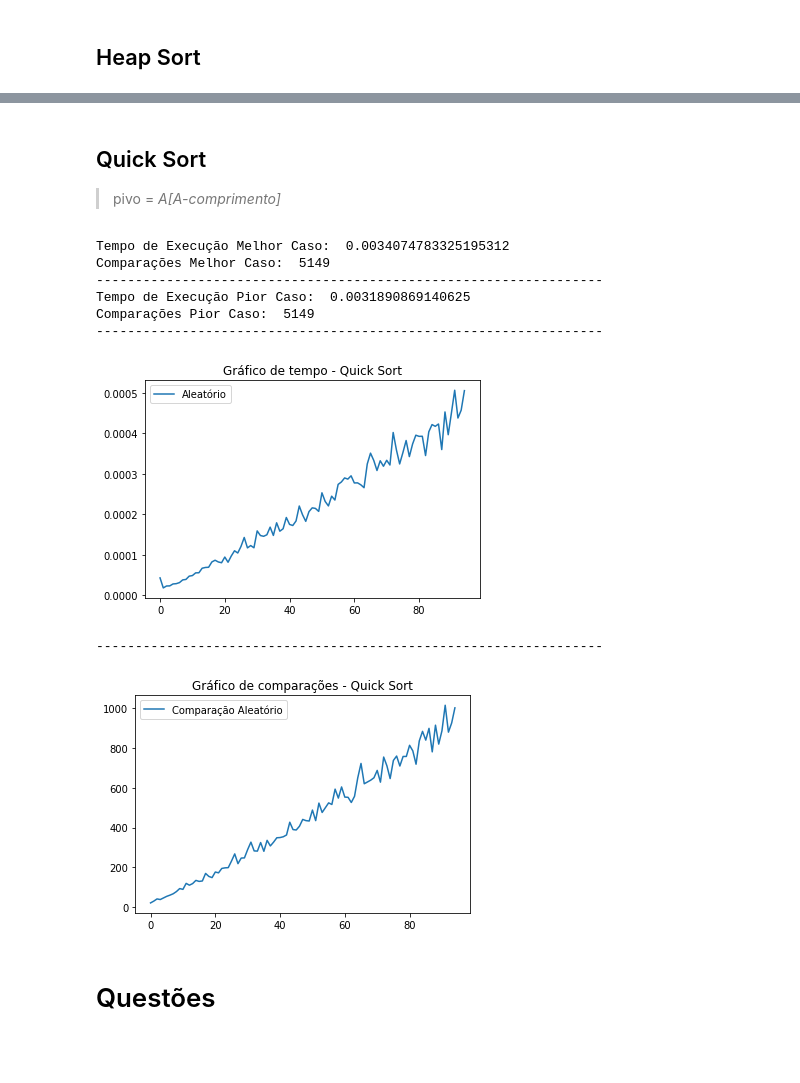
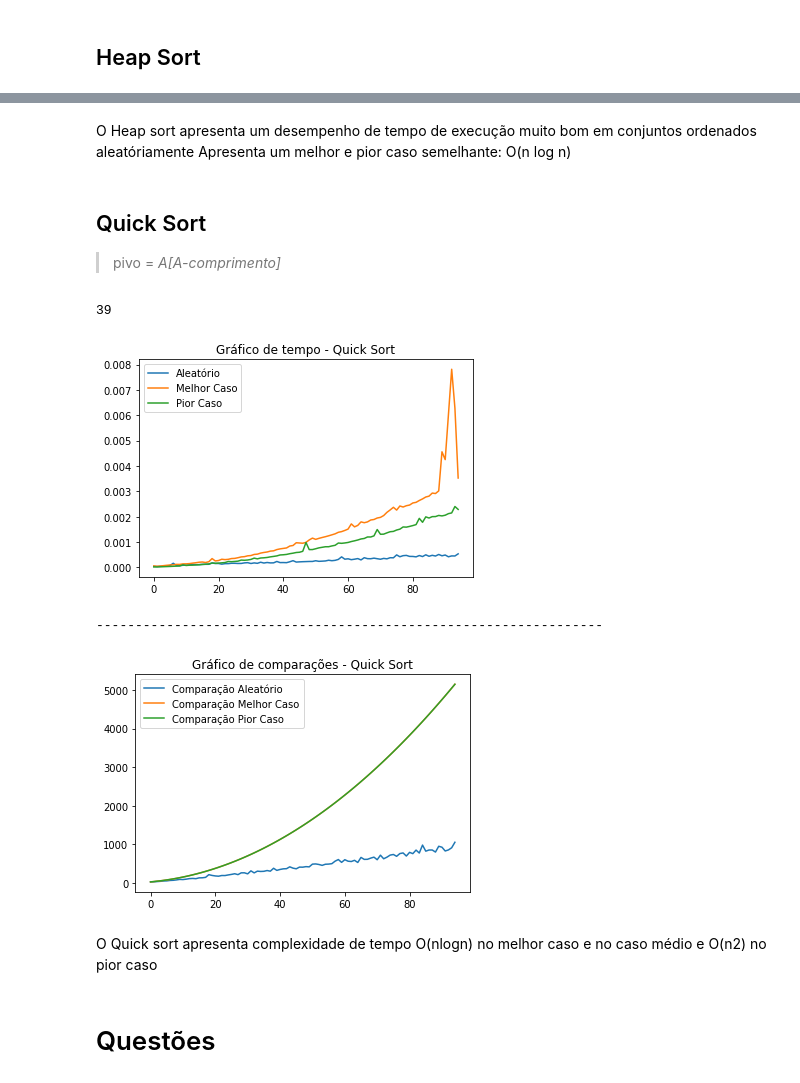
Before and after one commit to Arthss/Exerc-cio-de-CPA, a Jupyter notebook: Exercício_de_CPA.ipynb, the cells around one changed output, grey strips where cells are left out. Saved outputs shown, nothing was run; the diff lists cells and outputs as text; code cells hidden in the pictures; blank space fills up the shorter version.

```diff
--- a/Exercício_de_CPA.ipynb
+++ b/Exercício_de_CPA.ipynb
@@ -440,3 +442,6 @@ plt.show()
+# %% [markdown]
+O Heap sort apresenta um desempenho de tempo de execução muito bom em conjuntos ordenados aleatóriamente
+Apresenta um melhor e pior caso semelhante: O(n log n)
 # %% [markdown]
 ## Quick Sort
 
@@ -472,66 +477,68 @@ def particao(a, ini, fim):
 
     return ini - 1, contador
 
+a = [8, 5, 12, 55, 3, 7, 82, 44]
+print(quick_sort(a, 0)[1])
 
 tempoAleatorio = []
 comparacoesAleatorio = []
 for a in range(5,100):
   aleatorio = geraArrayAleatorio(a)
 
   inicio = time.time()
   aux = quick_sort(aleatorio, 0)
   fim = time.time()
 
   tempoExecucao = fim - inicio
   tempoAleatorio.append(tempoExecucao)
   comparacoesAleatorio.append(aux[1])
 
+tempoMelhorCaso = []
+comparacoesMelhorCaso = []
+for a in range(5,100):
+  melhorCaso = np.arange(a)
 
-melhorCaso = np.arange(a)
+  inicio = time.time()
+  aux = quick_sort(melhorCaso, 0)
+  fim = time.time()
 
-inicio = time.time()
-aux = quick_sort(melhorCaso, 0)
-fim = time.time()
+  tempoExecucao = fim - inicio
+  tempoMelhorCaso.append(tempoExecucao)
+  comparacoesMelhorCaso.append(aux[1])
 
-tempoMelhorCaso = fim - inicio
-comparacoesMelhorCaso = aux[1]
+tempoPiorCaso = []
+comparacoesPiorCaso = []
+for a in range(5,100):
+  piorCaso = np.arange(a, 0, -1)
 
+  inicio = time.time()
+  aux = quick_sort(piorCaso, 0)
+  fim = time.time()
 
+  tempoExecucao = fim - inicio
+  tempoPiorCaso.append(tempoExecucao)
+  comparacoesPiorCaso.append(aux[1])
 
-piorCaso = np.arange(a, 0, -1)
-
-inicio = time.time()
-aux = quick_sort(piorCaso, 0)
-fim = time.time()
-
-tempoPiorCaso = fim - inicio
-comparacoesPiorCaso = aux[1]
-
-print("Tempo de Execução Melhor Caso: ", tempoMelhorCaso)
-print("Comparações Melhor Caso: ", comparacoesMelhorCaso)
-print("-----------------------------------------------------------------")
-print("Tempo de Execução Pior Caso: ", tempoPiorCaso)
-print("Comparações Pior Caso: ", comparacoesPiorCaso)
-print("-----------------------------------------------------------------")
 plt.plot(tempoAleatorio, label = 'Aleatório')
+plt.plot(tempoMelhorCaso, label = 'Melhor Caso')
+plt.plot(tempoPiorCaso, label = 'Pior Caso')
 plt.title('Gráfico de tempo - Quick Sort')
 plt.legend()
 plt.show()
 print("-----------------------------------------------------------------")
 plt.plot(comparacoesAleatorio, label = 'Comparação Aleatório')
+plt.plot(comparacoesMelhorCaso, label = 'Comparação Melhor Caso')
+plt.plot(comparacoesPiorCaso, label = 'Comparação Pior Caso')
 plt.title('Gráfico de comparações - Quick Sort')
 plt.legend()
 plt.show()
 # %% [output]
-Tempo de Execução Melhor Caso:  0.0034074783325195312
-Comparações Melhor Caso:  5149
------------------------------------------------------------------
-Tempo de Execução Pior Caso:  0.0031890869140625
-Comparações Pior Caso:  5149
------------------------------------------------------------------
+39
-[figure, old version]
+[figure, new version]
 -----------------------------------------------------------------
-[figure, old version]
+[figure, new version]
+# %% [markdown]
+O Quick sort apresenta complexidade de tempo O(nlogn) no melhor caso e no caso médio e O(n2) no pior caso
 # %% [markdown]
 # Questões
 # %% [markdown]
```
Also changed, not shown: parts of 2 cells of this notebook.
